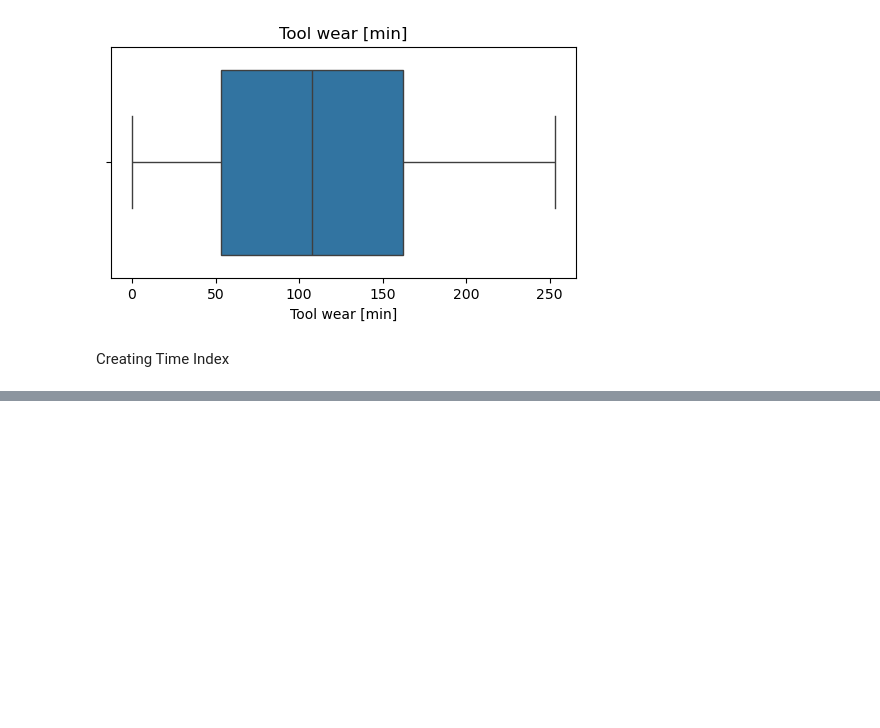
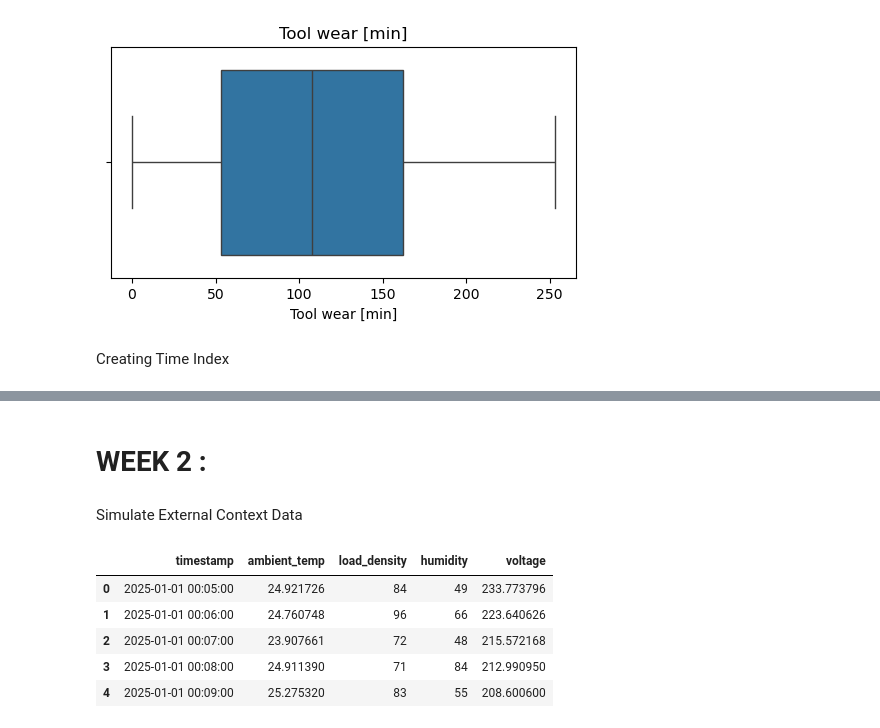
Before and after one commit to sankethkulal/Predictive_Maintainance, a Jupyter notebook: Notebooks/Notebook.ipynb, the cells around one changed output, grey strips where cells are left out. Cells and saved outputs as stored; diff of their text form; code cells hidden in the pictures; blank space fills up the shorter version.

```diff
--- a/Notebooks/Notebook.ipynb
+++ b/Notebooks/Notebook.ipynb
@@ -272,0 +320,2 @@ df['air_temp_roll_mean'] = (
+# %% [markdown]
+# WEEK 2 :
@@ -272,0 +324,2 @@ df['air_temp_roll_mean'] = (
+# %% [markdown]
+Simulate External Context Data
@@ -272,0 +358,9 @@ df['air_temp_roll_mean'] = (
+# %%
+external_df.head()
+# %% [output]
+|  | timestamp | ambient_temp | load_density | humidity | voltage |
+| 0 | 2025-01-01 00:05:00 | 24.921726 | 84 | 49 | 233.773796 |
+| 1 | 2025-01-01 00:06:00 | 24.760748 | 96 | 66 | 223.640626 |
+| 2 | 2025-01-01 00:07:00 | 23.907661 | 72 | 48 | 215.572168 |
+| 3 | 2025-01-01 00:08:00 | 24.911390 | 71 | 84 | 212.990950 |
+| 4 | 2025-01-01 00:09:00 | 25.275320 | 83 | 55 | 208.600600 |
```
Also changed, not shown: parts of 25 cells of this notebook, 1 other file.
